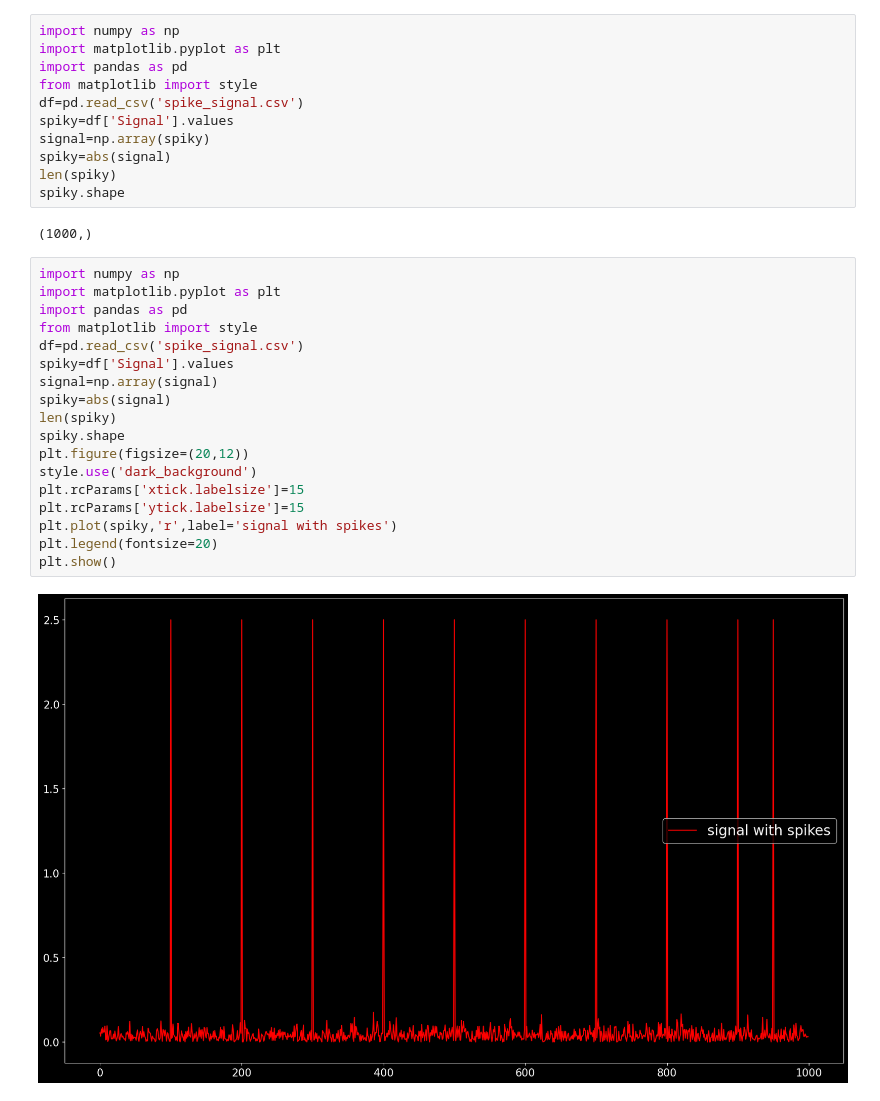
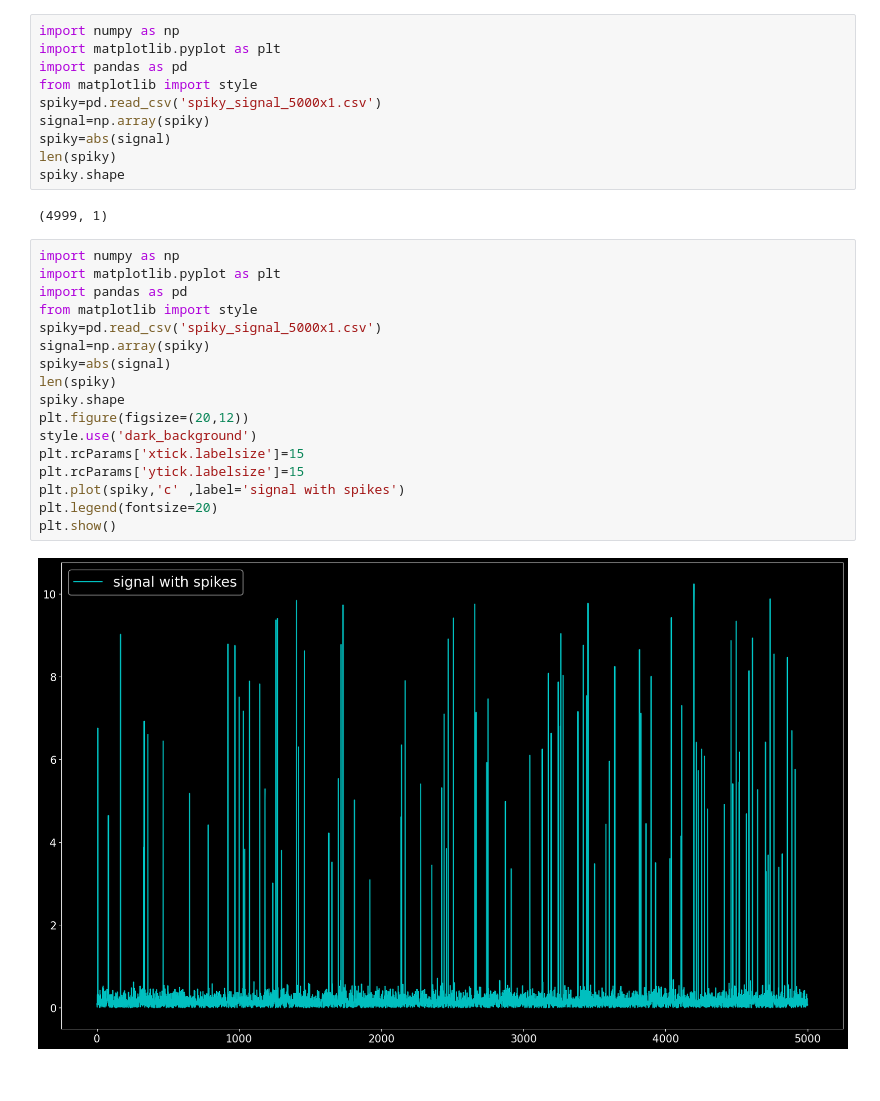
Before and after one commit to RahulChowdary221/Hello-DSP, a Jupyter notebook: Noisy_spike_filteration.ipynb, the cells around one changed output. Cells and saved outputs as stored; diff of their text form.

```diff
--- a/Noisy_spike_filteration.ipynb
+++ b/Noisy_spike_filteration.ipynb
@@ -3,31 +3,29 @@ import numpy as np
 import matplotlib.pyplot as plt
 import pandas as pd
 from matplotlib import style
-df=pd.read_csv('spike_signal.csv')
-spiky=df['Signal'].values
+spiky=pd.read_csv('spiky_signal_5000x1.csv')
 signal=np.array(spiky)
 spiky=abs(signal)
 len(spiky)
 spiky.shape
 # %% [output]
-(1000,)
+(4999, 1)
 # %%
 import numpy as np
 import matplotlib.pyplot as plt
 import pandas as pd
 from matplotlib import style
-df=pd.read_csv('spike_signal.csv')
-spiky=df['Signal'].values
-signal=np.array(signal)
+spiky=pd.read_csv('spiky_signal_5000x1.csv')
+signal=np.array(spiky)
 spiky=abs(signal)
 len(spiky)
 spiky.shape
 plt.figure(figsize=(20,12))
 style.use('dark_background')
 plt.rcParams['xtick.labelsize']=15
 plt.rcParams['ytick.labelsize']=15
-plt.plot(spiky,'r',label='signal with spikes')
+plt.plot(spiky,'c' ,label='signal with spikes')
 plt.legend(fontsize=20)
 plt.show()
 # %% [output]
-[figure, old version]
+[figure, new version]
```
Also changed, not shown: parts of 6 cells of this notebook, 4 other files.
